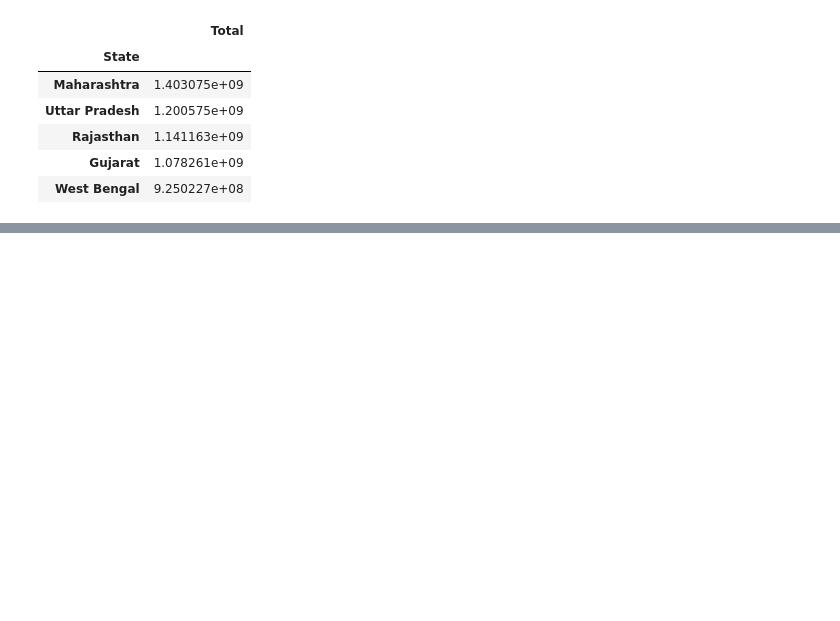
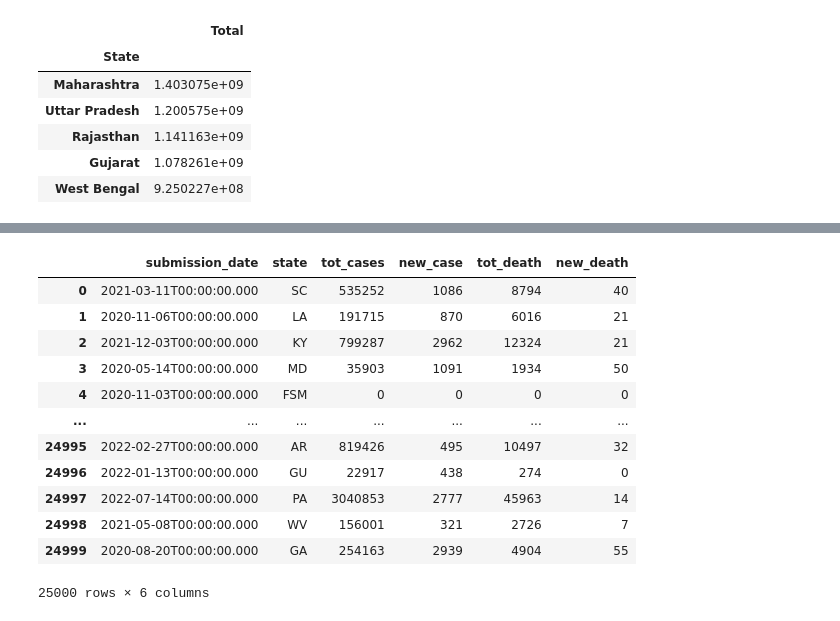
Before and after one commit to SuryARavichan/PYTHON-FOR-DATA-SCIENCE-BDA-, a Jupyter notebook: session10.ipynb, the cells around one changed output, grey strips where cells are left out. Drawn from its saved outputs; the diff is of its cells as text; code cells hidden in the pictures; blank space fills up the shorter version.

```diff
--- a/session10.ipynb
+++ b/session10.ipynb
@@ -130,3 +130,6 @@ See the caveats in the documentation: https://pandas.pydata.org/pandas-docs/stab
 | Rajasthan | 1.141163e+09 |
 | Gujarat | 1.078261e+09 |
 | West Bengal | 9.250227e+08 |
+# %%
+df = pd.read_json("https://data.cdc.gov/resource/9mfq-cb36.json?$limit=25000")
+df.head()
@@ -132,0 +166,16 @@ See the caveats in the documentation: https://pandas.pydata.org/pandas-docs/stab
+# %%
+df
+# %% [output]
+|  | submission_date | state | tot_cases | new_case | tot_death | new_death |
+| 0 | 2021-03-11T00:00:00.000 | SC | 535252 | 1086 | 8794 | 40 |
+| 1 | 2020-11-06T00:00:00.000 | LA | 191715 | 870 | 6016 | 21 |
+| 2 | 2021-12-03T00:00:00.000 | KY | 799287 | 2962 | 12324 | 21 |
+| 3 | 2020-05-14T00:00:00.000 | MD | 35903 | 1091 | 1934 | 50 |
+| 4 | 2020-11-03T00:00:00.000 | FSM | 0 | 0 | 0 | 0 |
+| ... | ... | ... | ... | ... | ... | ... |
+| 24995 | 2022-02-27T00:00:00.000 | AR | 819426 | 495 | 10497 | 32 |
+| 24996 | 2022-01-13T00:00:00.000 | GU | 22917 | 438 | 274 | 0 |
+| 24997 | 2022-07-14T00:00:00.000 | PA | 3040853 | 2777 | 45963 | 14 |
+| 24998 | 2021-05-08T00:00:00.000 | WV | 156001 | 321 | 2726 | 7 |
+| 24999 | 2020-08-20T00:00:00.000 | GA | 254163 | 2939 | 4904 | 55 |
+25000 rows × 6 columns
```
Also changed, not shown: parts of 11 cells of this notebook.
